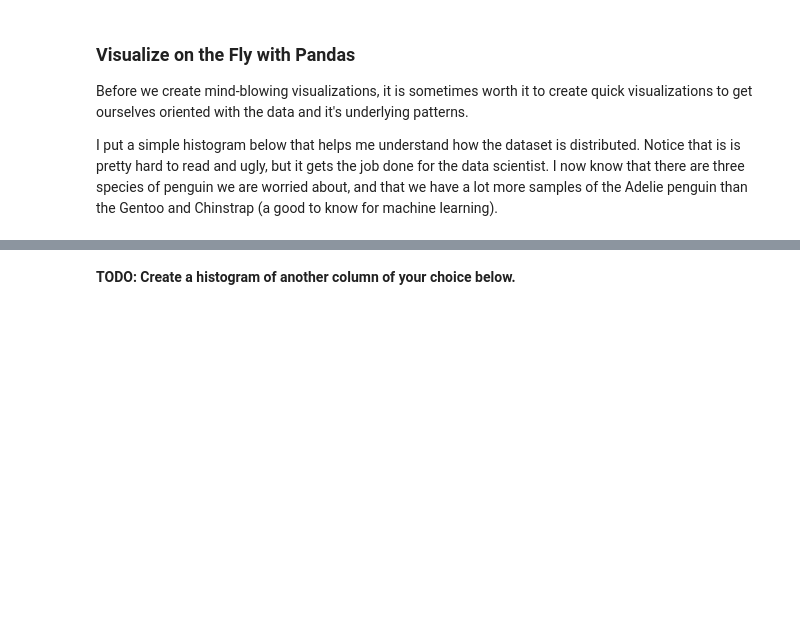
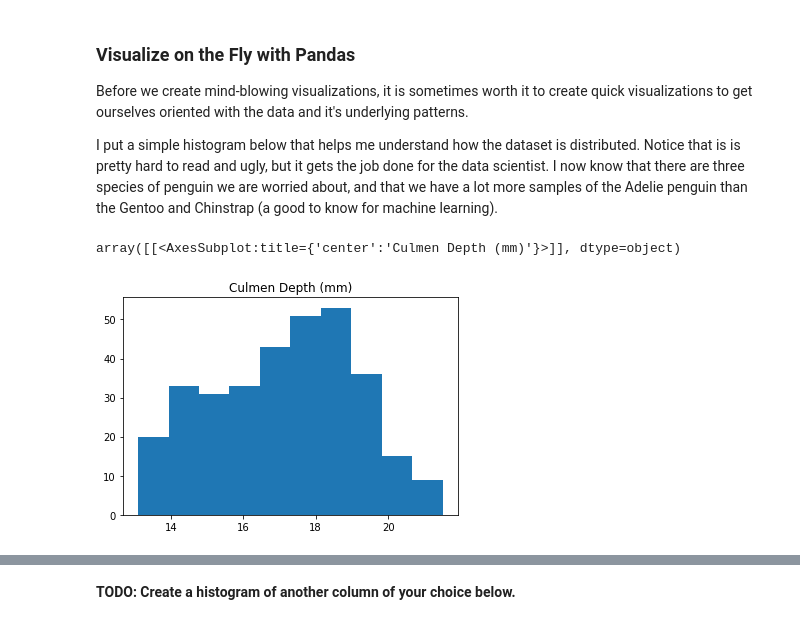
Before and after one commit to ryand0n/SC2022-BatchD-electric-pythons, a Jupyter notebook: Demo/week1/EDA_mini_project.ipynb, the cells around one changed output, grey strips where cells are left out. Drawn from its saved outputs; the diff is of its cells as text; code cells hidden in the pictures; blank space fills up the shorter version.

```diff
--- a/Demo/week1/EDA_mini_project.ipynb
+++ b/Demo/week1/EDA_mini_project.ipynb
@@ -227,3 +227,10 @@ Before we create mind\-blowing visualizations, it is sometimes worth it to creat
 I put a simple histogram below that helps me understand how the dataset is distributed. Notice that is is pretty hard to read and ugly, but it gets the job done for the data scientist. I now know that there are three species of penguin we are worried about, and that we have a lot more samples of the Adelie penguin than the Gentoo and Chinstrap \(a good to know for machine learning\).
 # %%
 # Create a histogram of a column's data using the df.hist() function. I found it here: https://pandas.pydata.org/docs/reference/api/pandas.DataFrame.hist.html
+# Use pandas to find out which species of penguin can have a flipper length greater than or equal to 230
+# Use pandas to find out which species of penguin can have a flipper length greater than or equal to 230
+# Use pandas to find out which species of penguin can have a flipper length greater than or equal to 230
+penguins_dataframe.hist('Culmen Depth (mm)', grid = False)
+# %% [output]
+array([[<AxesSubplot:title={'center':'Culmen Depth (mm)'}>]], dtype=object)
+[figure, added]
```
Also changed, not shown: parts of 6 cells of this notebook, 34 other files.
